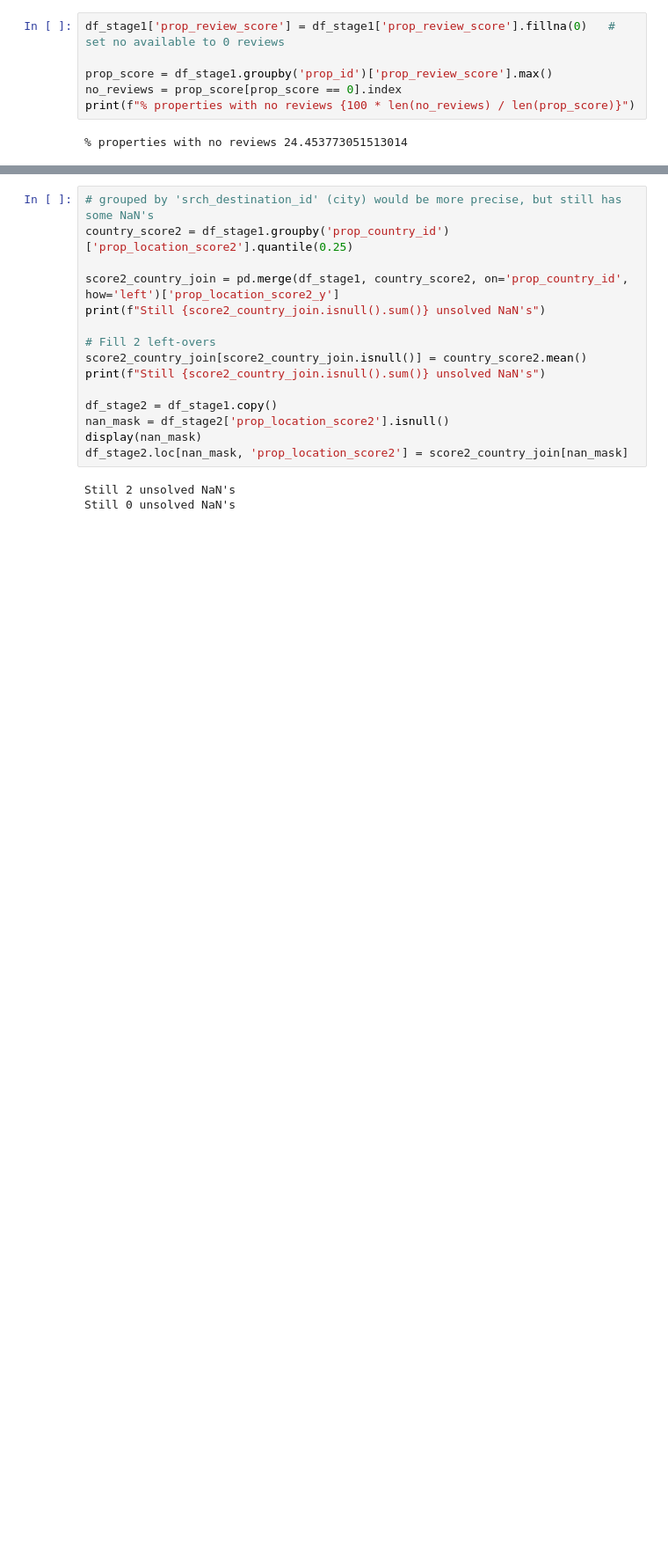
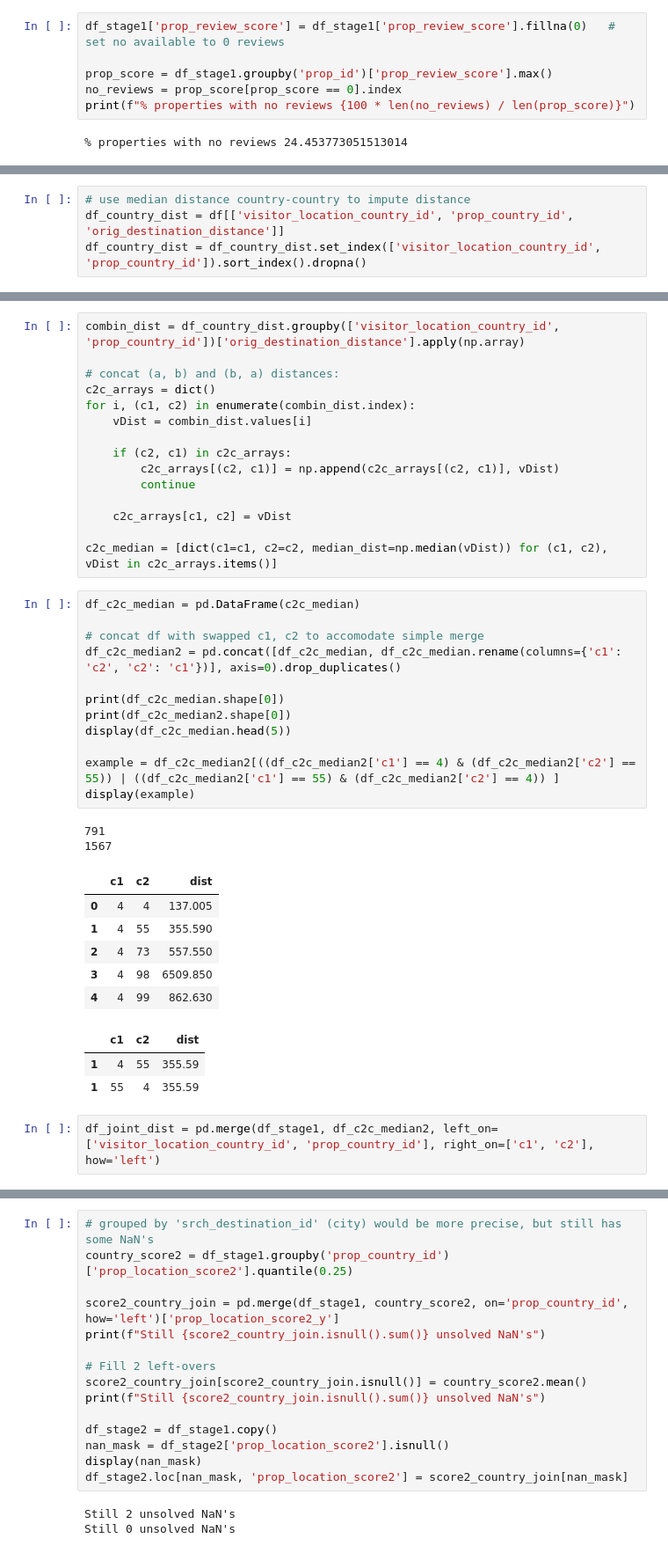
Before and after one commit to tituspellegrom/DataMiningTechniques, a Jupyter notebook: Assignment2/exploration_backup.ipynb, the cells around one changed output, grey strips where cells are left out. Shown at 88% size. Cells and saved outputs as stored; diff of their text form; blank space fills up the shorter version.

```diff
--- a/Assignment2/exploration_backup.ipynb
+++ b/Assignment2/exploration_backup.ipynb
@@ -365,0 +442,4 @@ print(f"% properties with no reviews {100 * len(no_reviews) / len(prop_score)}")
+# %%
+# use median distance country-country to impute distance
+df_country_dist = df[['visitor_location_country_id', 'prop_country_id', 'orig_destination_distance']]
+df_country_dist = df_country_dist.set_index(['visitor_location_country_id', 'prop_country_id']).sort_index().dropna()
@@ -365,0 +460,41 @@ print(f"% properties with no reviews {100 * len(no_reviews) / len(prop_score)}")
+# %%
+combin_dist = df_country_dist.groupby(['visitor_location_country_id', 'prop_country_id'])['orig_destination_distance'].apply(np.array)
+
+# concat (a, b) and (b, a) distances:
+c2c_arrays = dict()
+for i, (c1, c2) in enumerate(combin_dist.index):
+    vDist = combin_dist.values[i]
+
+    if (c2, c1) in c2c_arrays:
+        c2c_arrays[(c2, c1)] = np.append(c2c_arrays[(c2, c1)], vDist)
+        continue
+
+    c2c_arrays[c1, c2] = vDist
+
+c2c_median = [dict(c1=c1, c2=c2, median_dist=np.median(vDist)) for (c1, c2), vDist in c2c_arrays.items()]
+# %%
+df_c2c_median = pd.DataFrame(c2c_median)
+
+# concat df with swapped c1, c2 to accomodate simple merge
+df_c2c_median2 = pd.concat([df_c2c_median, df_c2c_median.rename(columns={'c1': 'c2', 'c2': 'c1'})], axis=0).drop_duplicates()
+
+print(df_c2c_median.shape[0])
+print(df_c2c_median2.shape[0])
+display(df_c2c_median.head(5))
+
+example = df_c2c_median2[((df_c2c_median2['c1'] == 4) & (df_c2c_median2['c2'] == 55)) | ((df_c2c_median2['c1'] == 55) & (df_c2c_median2['c2'] == 4)) ]
+display(example)
+# %% [output]
+791
+1567
+|  | c1 | c2 | dist |
+| 0 | 4 | 4 | 137.005 |
+| 1 | 4 | 55 | 355.590 |
+| 2 | 4 | 73 | 557.550 |
+| 3 | 4 | 98 | 6509.850 |
+| 4 | 4 | 99 | 862.630 |
+|  | c1 | c2 | dist |
+| 1 | 4 | 55 | 355.59 |
+| 1 | 55 | 4 | 355.59 |
+# %%
+df_joint_dist = pd.merge(df_stage1, df_c2c_median2, left_on=['visitor_location_country_id', 'prop_country_id'], right_on=['c1', 'c2'], how='left')
```
Also changed, not shown: parts of 33 cells of this notebook.
